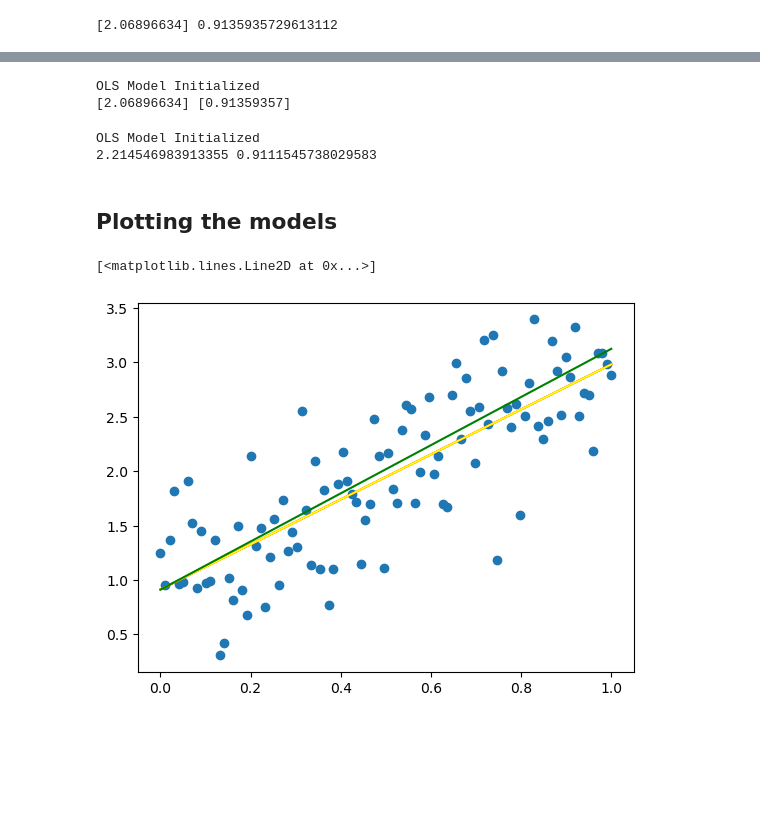
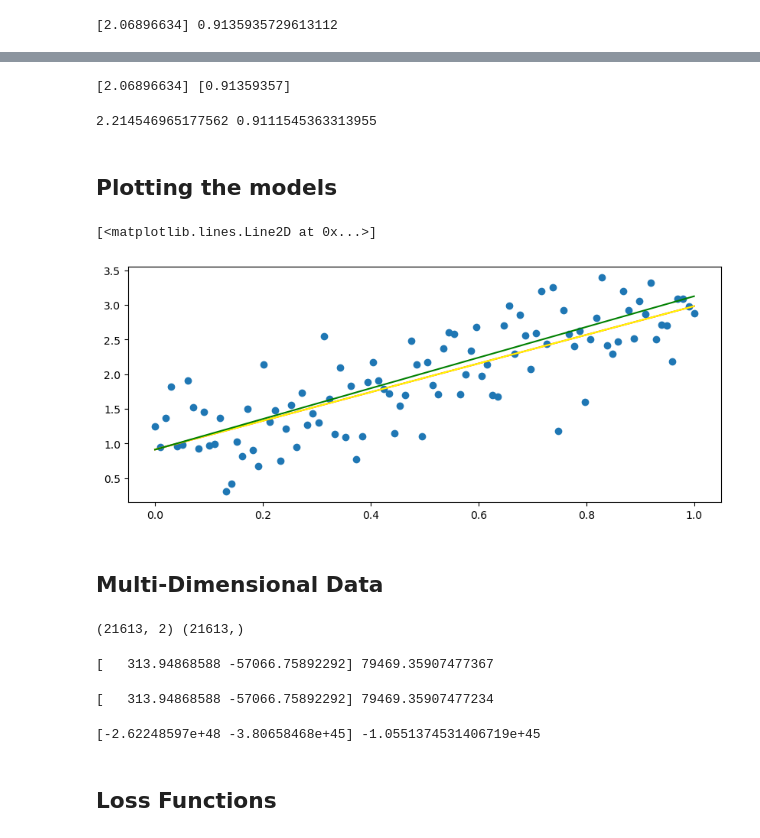
Before and after one commit to sardarchitect/fscoreai-ml, a Jupyter notebook: exploration/20230225_Simple_Linear Regression.ipynb, the cells around one changed output, grey strips where cells are left out. Saved outputs shown, nothing was run; the diff lists cells and outputs as text; code cells hidden in the pictures; blank space fills up the shorter version.

Commit message:
Progress on Linear Models

```diff
--- a/exploration/20230225_Simple_Linear Regression.ipynb
+++ b/exploration/20230225_Simple_Linear Regression.ipynb
@@ -32,43 +32,42 @@ class SimpleLinearRegression():
         self.coef_ = 0
         self.intercept_ = 0
 
-    def fit(self, X, y, fit_type = 'stat', lr=1e-8, epochs=50):
-        if (fit_type == 'stat'):    #Evaluate closed-form solution
-                X_mean = np.mean(X, axis=0)
-                y_mean = np.mean(y)
-                self.coef_ = np.sum((X - X_mean).T*(y-y_mean), axis=1)\
-                    /(np.sum((X - X_mean)**2, axis=0))
-                self.intercept_ = y_mean - (self.coef_ * X_mean)
-                return self
+    def predict(self, X):
+        return np.dot(X, self.coef_) + self.intercept_
 
-        if (fit_type == 'grad'): # Evaluate gradient descent solution:
+    def fit_stat(self, X, y):
+        # Closed-form Solution
+            X_mean = np.mean(X, axis=0)
+            y_mean = np.mean(y)
+            self.coef_ = np.sum((X - X_mean).T*(y-y_mean), axis=1)/(np.sum((X - X_mean)**2, axis=0))
+            self.intercept_ = y_mean - (self.coef_ * X_mean)
+            return self
+
+    def fit_grad(self, X, y, lr=1e-8, epochs=50):
+        # Batch Gradient Descent Solution
             self.lr = lr  #   Learning rate
             self.epochs = epochs
             self.n, self.d = X.shape
+
             for epoch in range(self.epochs):
                 for j in range(self.d):
                     y_pred = self.predict(X)
-                    d_coef = - (1 / self.n) * np.sum((y - y_pred).dot(X[:,j])) #Derivative w.r.t. self.coef_
-                    d_intercept = - (1 / self.n) * np.sum(y - y_pred) #Derivative w.r.t. self.intercept_
+                    d_coef = - (2 / self.n) * np.sum((y - y_pred).dot(X[:,j])) #Derivative w.r.t. self.coef_
+                    d_intercept = - (2 / self.n) * np.sum(y - y_pred) #Derivative w.r.t. self.intercept_
                     self.coef_ -=  self.lr * d_coef          #    Update self.coef_
                     self.intercept_ -=  self.lr * d_intercept  #    Update self.intercept_
             return self
-
-    def predict(self, X):
-        return np.dot(X, self.coef_) + self.intercept_
 # %%
 model_fscore_1 = SimpleLinearRegression()
-model_fscore_1.fit(X,y, fit_type='stat')
+model_fscore_1.fit_stat(X,y)
 print(model_fscore_1.coef_, model_fscore_1.intercept_)
 # %% [output]
-OLS Model Initialized
 [2.06896634] [0.91359357]
 # %%
 model_fscore_2 = SimpleLinearRegression()
-model_fscore_2.fit(X,y, fit_type='grad', lr=1e-5, epochs=10000)
+model_fscore_2.fit_grad(X,y,lr=1e-6, epochs=50000)
 print(model_fscore_2.coef_, model_fscore_2.intercept_)
 # %% [output]
-OLS Model Initialized
-2.214546983913355 0.9111545738029583
+2.214546965177562 0.9111545363313955
 # %% [markdown]
 ## Plotting the models
@@ -79,8 +74,26 @@ preds_fscore_2 = model_fscore_2.predict(X)
 # %%
+preds_sklearn = model_sklearn.predict(X)
+preds_fscore_1 = model_fscore_1.predict(X)
+preds_fscore_2 = model_fscore_2.predict(X)
+
+plt.figure(figsize=(10,4))
 plt.scatter(X, y)
 plt.plot(X, preds_sklearn, color='red')
 plt.plot(X, preds_fscore_1, color='yellow')
 plt.plot(X, preds_fscore_2, color='green')
 # %% [output]
 [<matplotlib.lines.Line2D at 0x...>]
-[figure, old version]
+[figure, new version]
+# %% [markdown]
+## Multi-Dimensional Data
+# %%
+X, y = utils.get_data(name='kc_house_data')
+print(X.shape, y.shape)
+# %% [output]
+(21613, 2) (21613,)
+# %%
+model_sklearn = LinearRegression(fit_intercept=True)
+model_sklearn.fit(X,y)
+print(model_sklearn.coef_, model_sklearn.intercept_)
+# %% [output]
+[   313.94868588 -57066.75892292] 79469.35907477367
@@ -86,0 +139,14 @@ plt.plot(X, preds_fscore_2, color='green')
+# %%
+model_fscore_1 = MultiLinearRegression()
+model_fscore_1.fit_stat(X,y)
+print(model_fscore_1.coef_, model_fscore_1.intercept_)
+# %% [output]
+[   313.94868588 -57066.75892292] 79469.35907477234
+# %%
+model_fscore_2 = MultiLinearRegression()
+model_fscore_2.fit_grad(X,y,lr=1e-12, epochs=1000)
+print(model_fscore_2.coef_, model_fscore_2.intercept_)
+# %% [output]
+[-2.62248597e+48 -3.80658468e+45] -1.0551374531406719e+45
+# %% [markdown]
+## Loss Functions
```
Also changed, not shown: parts of 6 cells of this notebook, 20 other files.
